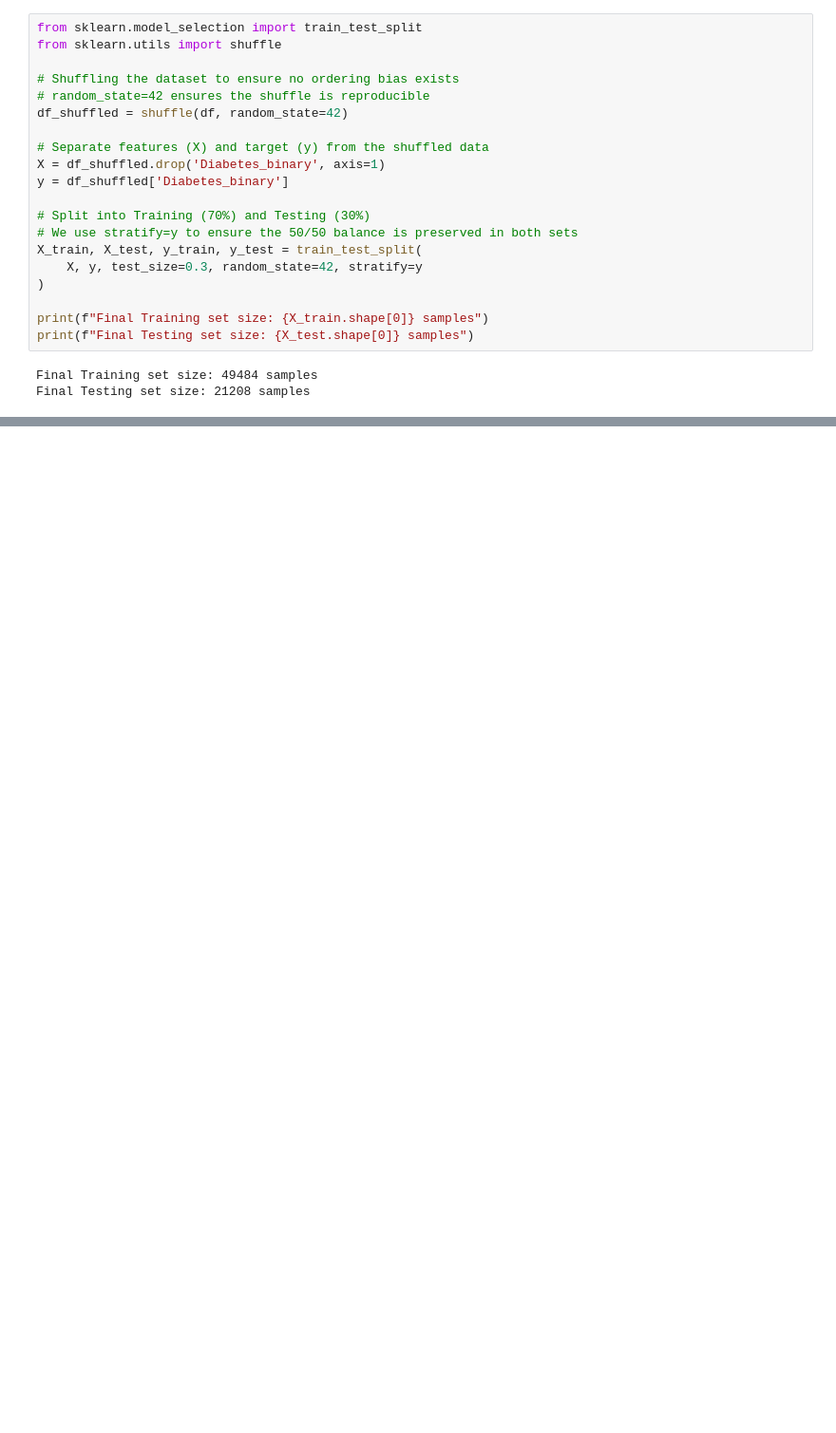
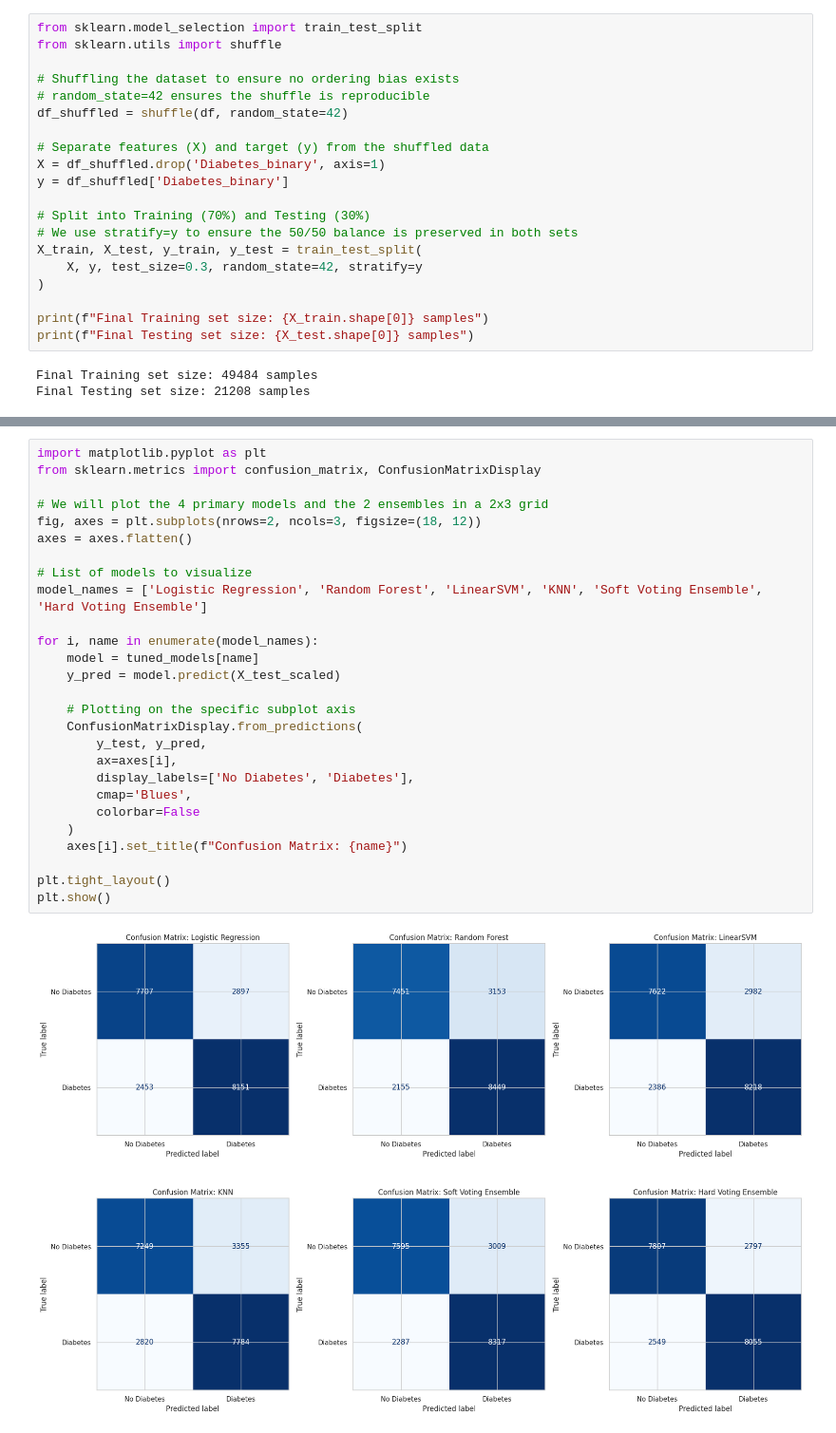
Before and after one commit to Eyob-Assefa/ml_diabetes-risk-app, a Jupyter notebook: diabetes_ml_model.ipynb, the cells around one changed output, grey strips where cells are left out. Shown at 95% size. Cells and saved outputs as stored; diff of their text form; blank space fills up the shorter version.

```diff
--- a/diabetes_ml_model.ipynb
+++ b/diabetes_ml_model.ipynb
@@ -389,0 +488,29 @@ print("hello")
+# %%
+import matplotlib.pyplot as plt
+from sklearn.metrics import confusion_matrix, ConfusionMatrixDisplay
+
+# We will plot the 4 primary models and the 2 ensembles in a 2x3 grid
+fig, axes = plt.subplots(nrows=2, ncols=3, figsize=(18, 12))
+axes = axes.flatten()
+
+# List of models to visualize
+model_names = ['Logistic Regression', 'Random Forest', 'LinearSVM', 'KNN', 'Soft Voting Ensemble', 'Hard Voting Ensemble']
+
+for i, name in enumerate(model_names):
+    model = tuned_models[name]
+    y_pred = model.predict(X_test_scaled)
+
+    # Plotting on the specific subplot axis
+    ConfusionMatrixDisplay.from_predictions(
+        y_test, y_pred,
+        ax=axes[i],
+        display_labels=['No Diabetes', 'Diabetes'],
+        cmap='Blues',
+        colorbar=False
+    )
+    axes[i].set_title(f"Confusion Matrix: {name}")
+
+plt.tight_layout()
+plt.show()
+# %% [output]
+[figure, added]
```
Also changed, not shown: parts of 22 cells of this notebook.
